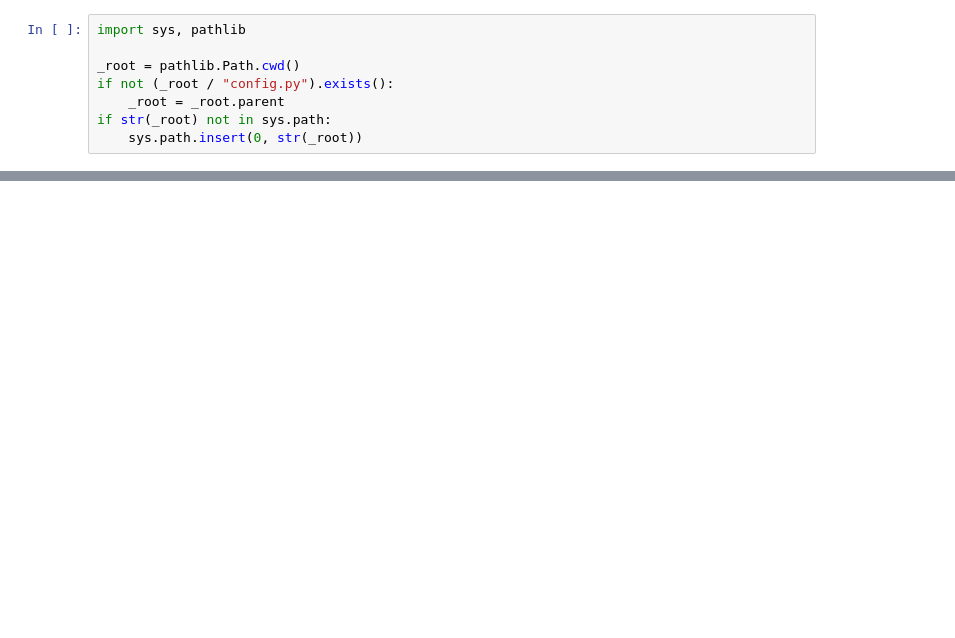
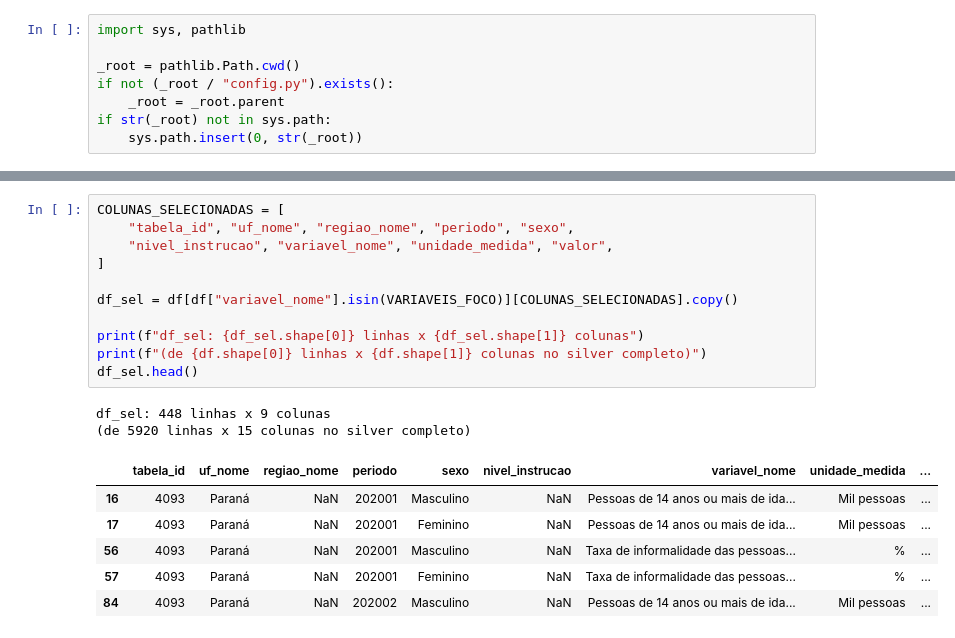
Before and after one commit to GabrielEduardoBrambilla/Trabalho_Integrador_6, a Jupyter notebook: notebooks/02_silver.ipynb, the cells around one changed output, grey strips where cells are left out. Saved outputs shown, nothing was run; the diff lists cells and outputs as text; blank space fills up the shorter version.

```diff
--- a/notebooks/02_silver.ipynb
+++ b/notebooks/02_silver.ipynb
@@ -38,0 +695,20 @@ df_pnad.head()
+# %%
+COLUNAS_SELECIONADAS = [
+    "tabela_id", "uf_nome", "regiao_nome", "periodo", "sexo",
+    "nivel_instrucao", "variavel_nome", "unidade_medida", "valor",
+]
+
+df_sel = df[df["variavel_nome"].isin(VARIAVEIS_FOCO)][COLUNAS_SELECIONADAS].copy()
+
+print(f"df_sel: {df_sel.shape[0]} linhas x {df_sel.shape[1]} colunas")
+print(f"(de {df.shape[0]} linhas x {df.shape[1]} colunas no silver completo)")
+df_sel.head()
+# %% [output]
+df_sel: 448 linhas x 9 colunas
+(de 5920 linhas x 15 colunas no silver completo)
+|  | tabela_id | uf_nome | regiao_nome | periodo | sexo | nivel_instrucao | variavel_nome | unidade_medida | ... |
+| 16 | 4093 | Paraná | NaN | 202001 | Masculino | NaN | Pessoas de 14 anos ou mais de ida... | Mil pessoas | ... |
+| 17 | 4093 | Paraná | NaN | 202001 | Feminino | NaN | Pessoas de 14 anos ou mais de ida... | Mil pessoas | ... |
+| 56 | 4093 | Paraná | NaN | 202001 | Masculino | NaN | Taxa de informalidade das pessoas... | % | ... |
+| 57 | 4093 | Paraná | NaN | 202001 | Feminino | NaN | Taxa de informalidade das pessoas... | % | ... |
+| 84 | 4093 | Paraná | NaN | 202002 | Masculino | NaN | Pessoas de 14 anos ou mais de ida... | Mil pessoas | ... |
```
Also changed, not shown: parts of 78 cells of this notebook, 10 other files.
